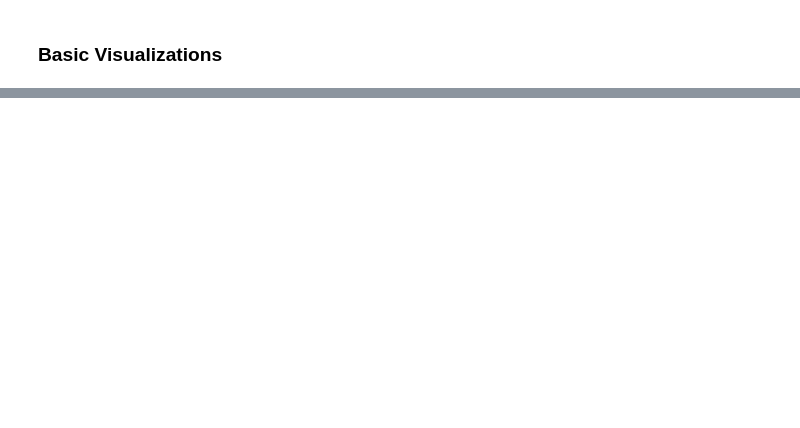
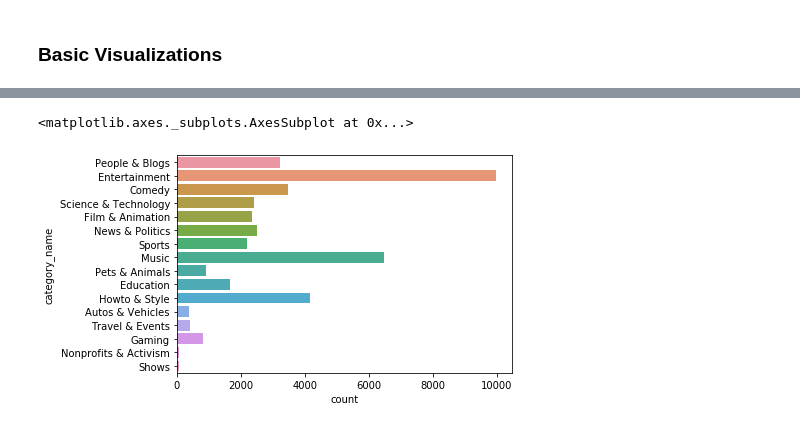
Before and after one commit to raklives/personal-projects, a Jupyter notebook: Trending_stories.ipynb, the cells around one changed output, grey strips where cells are left out. Cells and saved outputs as stored; diff of their text form; code cells hidden in the pictures; blank space fills up the shorter version.

```diff
--- a/Trending_stories.ipynb
+++ b/Trending_stories.ipynb
@@ -343,0 +376,5 @@ countries.head()
+# %%
+sns.countplot(y='category_name', data=US)
+# %% [output]
+<matplotlib.axes._subplots.AxesSubplot at 0x...>
+[figure, added]
```
Also changed, not shown: parts of 18 cells of this notebook.
